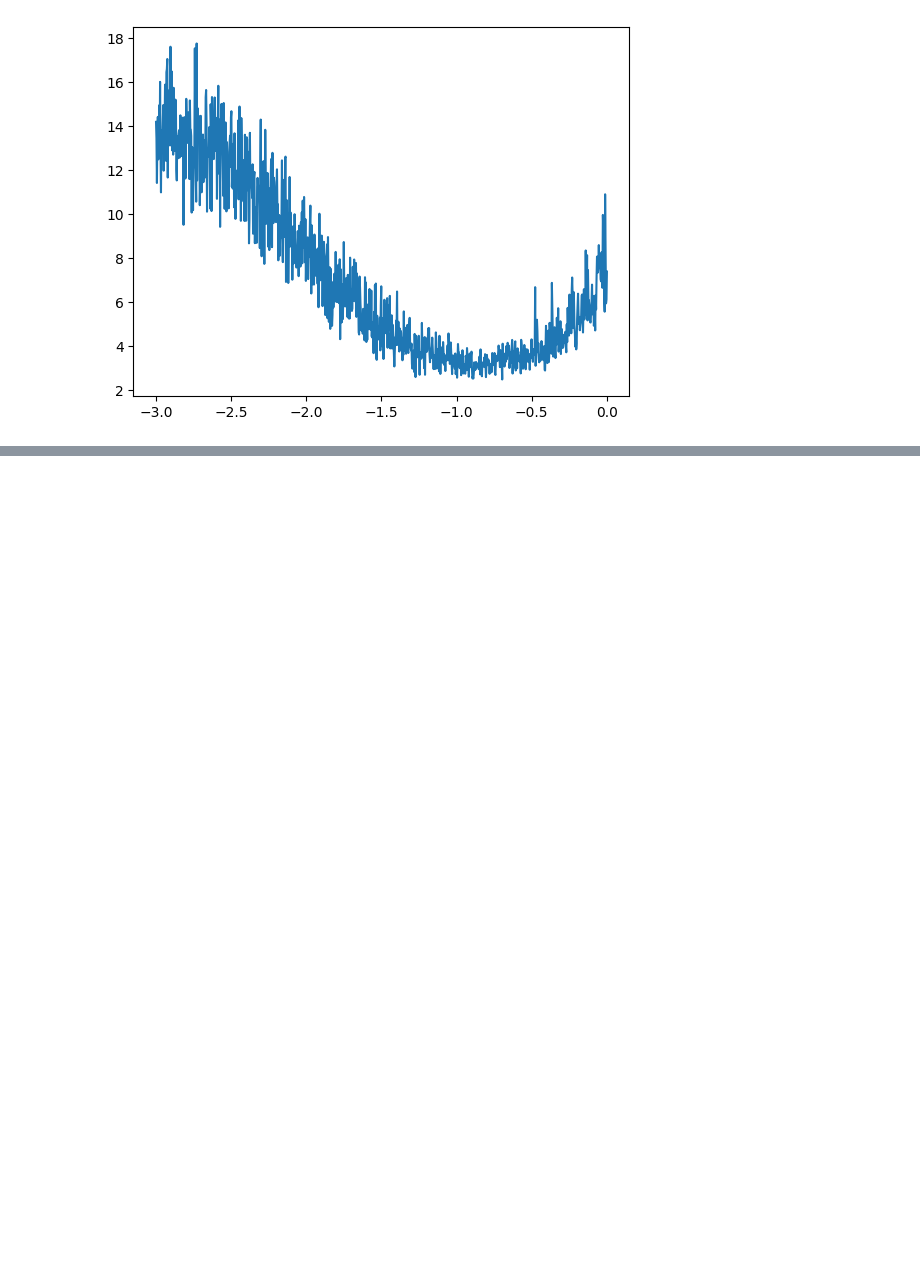
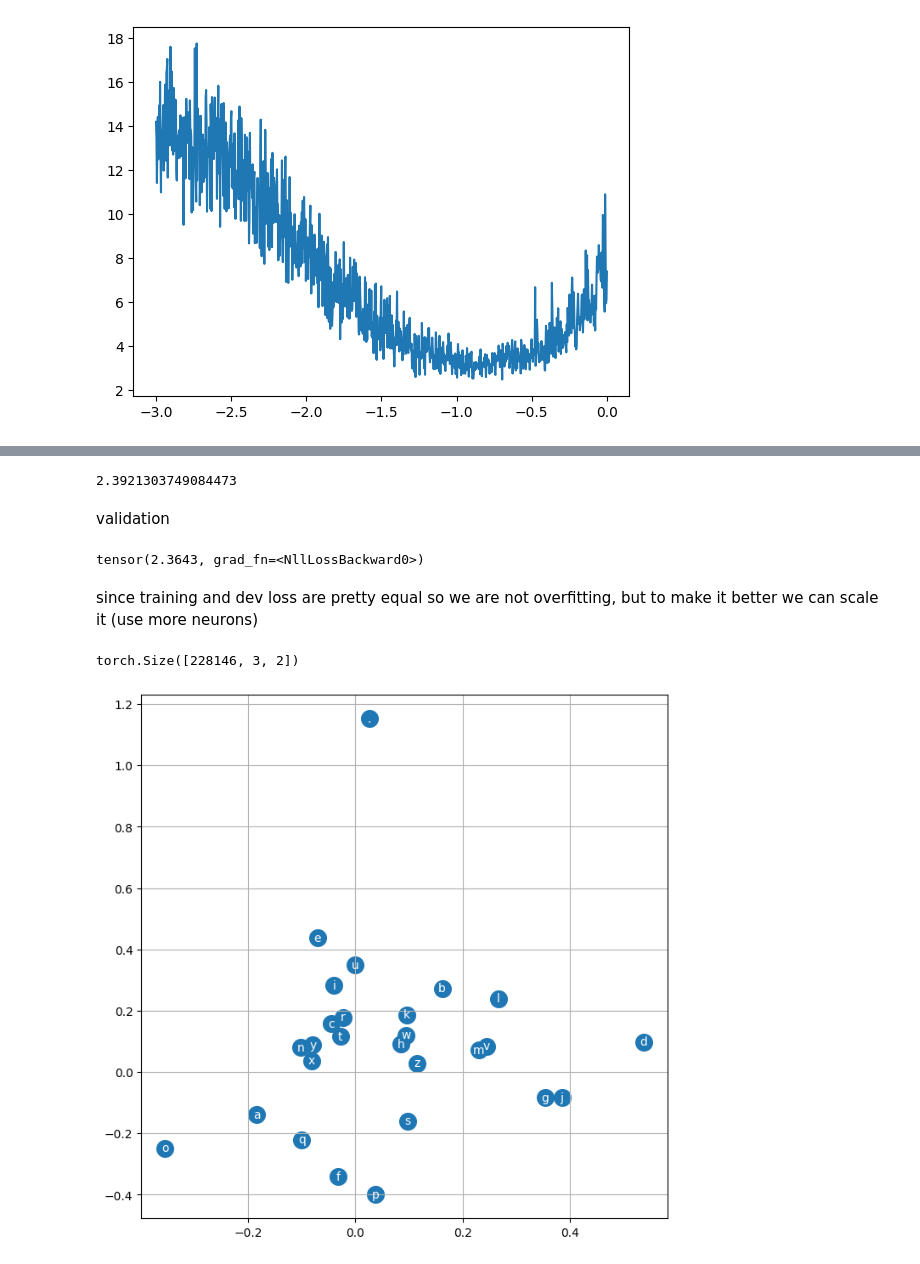
Before and after one commit to JagdeepSingh13/deep_learning_ng, a Jupyter notebook: andrej_k/makemore/makemore_mlp.ipynb, the cells around one changed output, grey strips where cells are left out. Drawn from its saved outputs; the diff is of its cells as text; code cells hidden in the pictures; blank space fills up the shorter version.

```diff
--- a/andrej_k/makemore/makemore_mlp.ipynb
+++ b/andrej_k/makemore/makemore_mlp.ipynb
@@ -186,11 +186,13 @@ X.shape, Y.shape
 # %% [output]
 (torch.Size([228146, 3]), torch.Size([228146]))
 # %%
+# increasing neurons 100 -> 300
 g = torch.Generator().manual_seed(2347483647)
-C = torch.randn((27, 2), generator=g)
-w1 = torch.randn((6, 100), generator=g)
-b1 = torch.randn(100, generator=g)
-w2 = torch.randn((100, 27), generator=g)
+# increasing embeddings (2 -> 10) also w -> 300 to 200
+C = torch.randn((27, 10), generator=g)
+w1 = torch.randn((30, 200), generator=g)
+b1 = torch.randn(200, generator=g)
+w2 = torch.randn((200, 27), generator=g)
 b2 = torch.randn(27, generator=g)
 params = [C, w1, b1, w2, b2]
 for p in params:
@@ -280,0 +315,30 @@ plt.plot(lri, lossi)
+# %%
+lossi = []
+stepi = []
+# %%
+for i in range(3000):
+  # mini batch construct
+  ix = torch.randint(0, Xtr.shape[0], (32,))
+
+  emb = C[Xtr[ix]]      # now -> (32, 3, 2)  now changed 2 -> 10
+  h = torch.tanh(emb.view(-1, 30) @ w1 + b1)
+  logits = h @ w2 + b2
+  loss = F.cross_entropy(logits, Ytr[ix])
+  # print(loss.item())
+
+  # backward pass
+  for p in params:
+    p.grad = None
+  loss.backward()
+
+  # update
+  lr = 0.05
+  for p in params:
+    p.data += -lr * p.grad
+
+  stepi.append(i)
+  lossi.append(loss.log10().item())
+
+print(loss.item())
+# %% [output]
+2.3921303749084473
@@ -280,0 +347,27 @@ plt.plot(lri, lossi)
+# %% [markdown]
+validation
+# %%
+emb = C[Xdev]
+h = torch.tanh((emb.view(-1, 30)) @ w1 + b1)
+logits = h @ w2 + b2
+loss = F.cross_entropy(logits, Ydev)
+print(loss)
+# %% [output]
+tensor(2.3643, grad_fn=<NllLossBackward0>)
+# %% [markdown]
+since training and dev loss are pretty equal so we are not overfitting,
+but to make it better we can scale it (use more neurons)
+# %%
+C.shape
+C[X].shape
+# %% [output]
+torch.Size([228146, 3, 2])
+# %%
+# plotting the embedding to see how the NN thinks they relate to each other
+plt.figure(figsize=(8, 8))
+plt.scatter(C[:, 0].data, C[:, 1].data, s=200)
+for i in range(C.shape[0]):
+  plt.text(C[i,0].item(), C[i,1].item(), itos[i], ha="center", va="center", color="white")
+plt.grid('minor')
+# %% [output]
+[figure, added]
```
Also changed, not shown: parts of 9 cells of this notebook.
